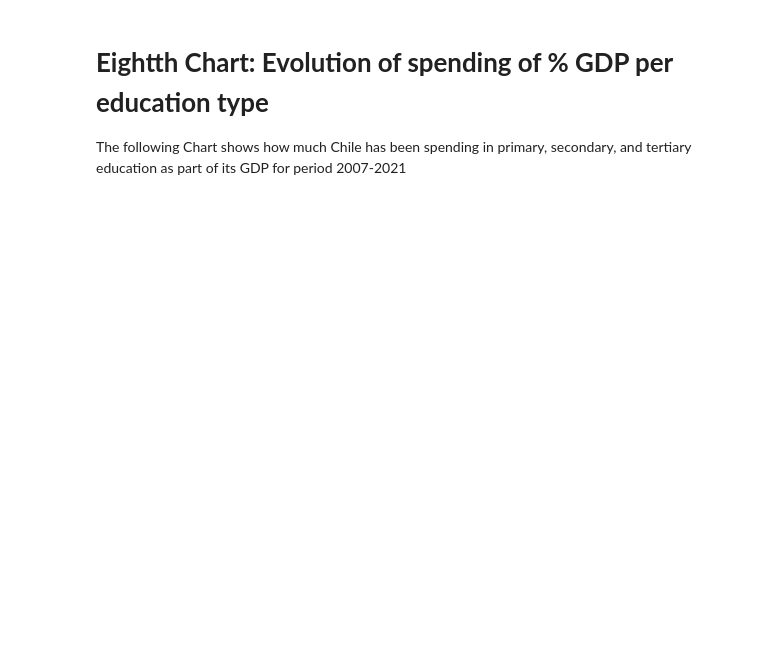
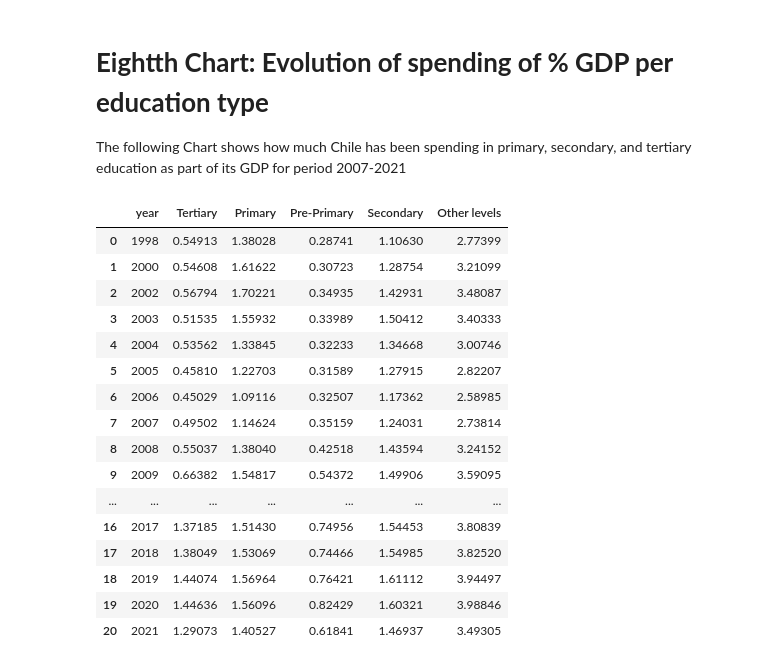
Before and after one commit to aep5142/kids_chances, a Jupyter notebook: data_viz/viz_chile.ipynb, the cells around one changed output. Drawn from its saved outputs; the diff is of its cells as text; code cells hidden in the pictures; blank space fills up the shorter version.

```diff
--- a/data_viz/viz_chile.ipynb
+++ b/data_viz/viz_chile.ipynb
@@ -342,19 +389,38 @@ and tertiary education as part of its GDP for period 2007-2021
 # %%
 # For the following chart I used ChatGPT to assist me in debugging and assisting
 # me in how to develop some features of the cart
 
 # loading data
 # url = https://ourworldindata.org/grapher/education-spending?country=%7ECHL&overlay=download-data&spending_type=gdp_share&level=level_side_by_side
 spend = pd.read_csv("../data/raw/chile_spending.csv")
 
 new_names = {
  'Year': 'year',
  'Government spending on tertiary education as share of GDP': 'Tertiary',
  'Government spending on upper secondary education as share of GDP': 'secondary_1',
  'Government spending on lower secondary education as share of GDP': 'secondary_2',
  'Government spending on primary education as share of GDP': 'Primary',
  'Government spending on pre-primary education as share of GDP': 'Pre-Primary'}
 spend.rename(columns=new_names, inplace=True)
 spend["Secondary"] = spend["secondary_1"] + spend["secondary_2"]
+spend["Other levels"] = spend["Primary"] + spend["Pre-Primary"] + spend["Secondary"]
 spend.drop(columns=["Entity", "Code", "secondary_1", "secondary_2"], inplace=True)
+# %% [output]
+|  | year | Tertiary | Primary | Pre-Primary | Secondary | Other levels |
+| 0 | 1998 | 0.54913 | 1.38028 | 0.28741 | 1.10630 | 2.77399 |
+| 1 | 2000 | 0.54608 | 1.61622 | 0.30723 | 1.28754 | 3.21099 |
+| 2 | 2002 | 0.56794 | 1.70221 | 0.34935 | 1.42931 | 3.48087 |
+| 3 | 2003 | 0.51535 | 1.55932 | 0.33989 | 1.50412 | 3.40333 |
+| 4 | 2004 | 0.53562 | 1.33845 | 0.32233 | 1.34668 | 3.00746 |
+| 5 | 2005 | 0.45810 | 1.22703 | 0.31589 | 1.27915 | 2.82207 |
+| 6 | 2006 | 0.45029 | 1.09116 | 0.32507 | 1.17362 | 2.58985 |
+| 7 | 2007 | 0.49502 | 1.14624 | 0.35159 | 1.24031 | 2.73814 |
+| 8 | 2008 | 0.55037 | 1.38040 | 0.42518 | 1.43594 | 3.24152 |
+| 9 | 2009 | 0.66382 | 1.54817 | 0.54372 | 1.49906 | 3.59095 |
+| ... | ... | ... | ... | ... | ... | ... |
+| 16 | 2017 | 1.37185 | 1.51430 | 0.74956 | 1.54453 | 3.80839 |
+| 17 | 2018 | 1.38049 | 1.53069 | 0.74466 | 1.54985 | 3.82520 |
+| 18 | 2019 | 1.44074 | 1.56964 | 0.76421 | 1.61112 | 3.94497 |
+| 19 | 2020 | 1.44636 | 1.56096 | 0.82429 | 1.60321 | 3.98846 |
+| 20 | 2021 | 1.29073 | 1.40527 | 0.61841 | 1.46937 | 3.49305 |
 # %%
```
Also changed, not shown: parts of 8 cells of this notebook.
